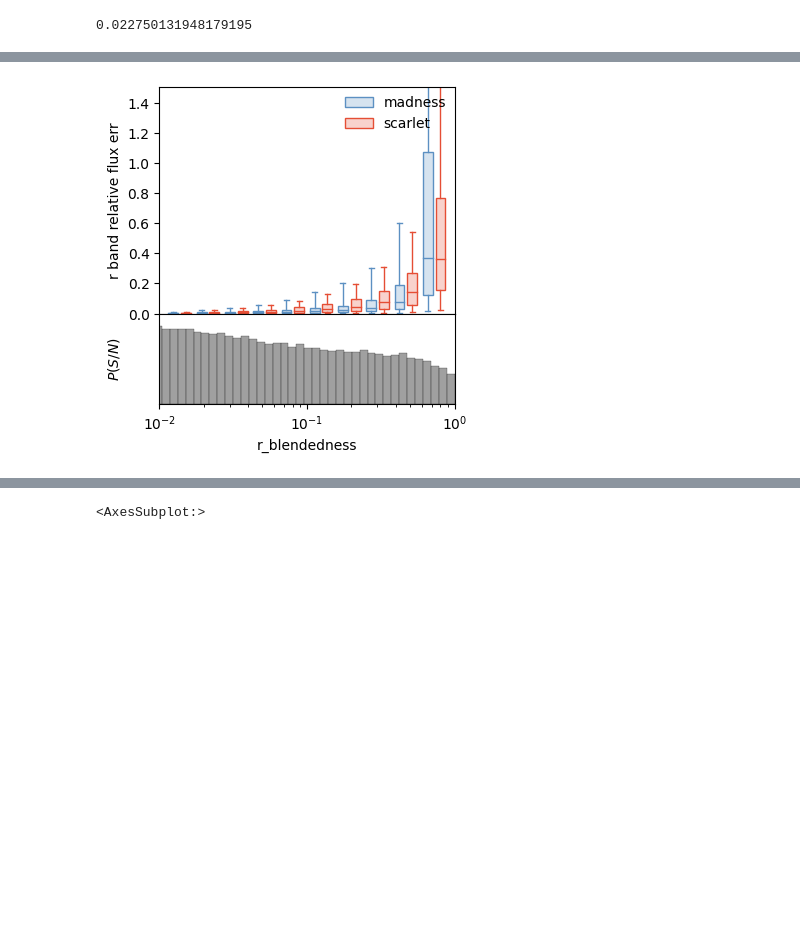
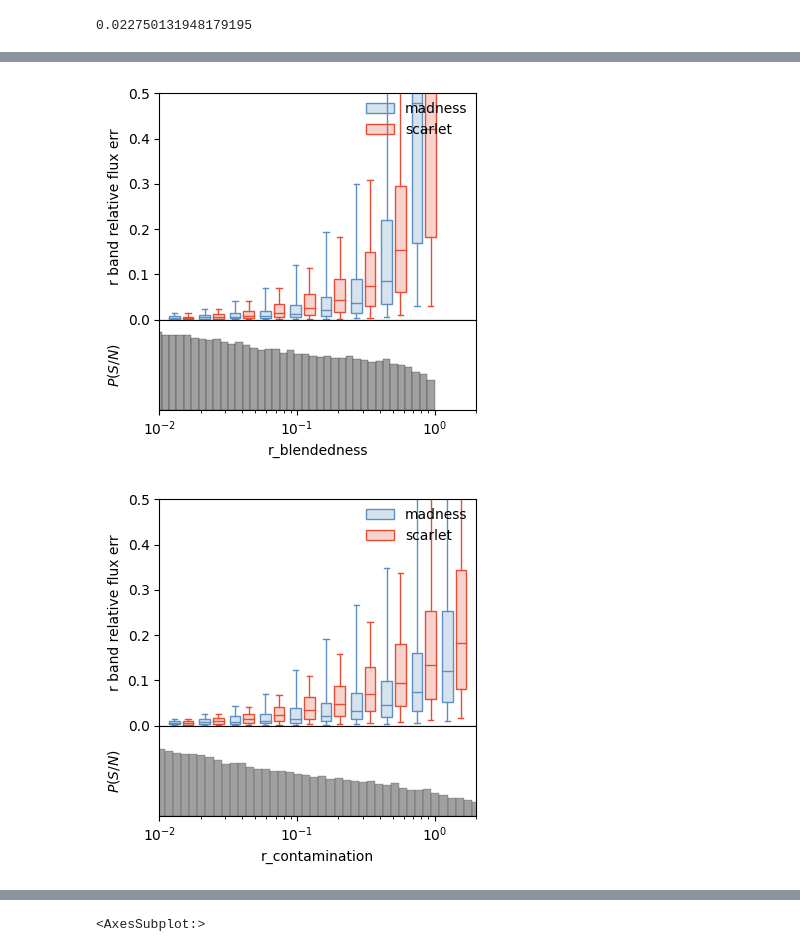
Before and after one commit to b-biswas/MADNESS-legacy, a Jupyter notebook: notebooks/compare_results_high_density.ipynb, the cells around one changed output, grey strips where cells are left out. Saved outputs shown, nothing was run; the diff lists cells and outputs as text; code cells hidden in the pictures; blank space fills up the shorter version.

```diff
--- a/notebooks/compare_results_high_density.ipynb
+++ b/notebooks/compare_results_high_density.ipynb
@@ -462,11 +327,13 @@ madness_results
 boxplot_blendedness_df = {}
 
 boxplot_blendedness_df['r_blendedness'] = list(madness_results['r_blendedness'])
+boxplot_blendedness_df['r_contamination'] = list(madness_results['r_contamination'])
 boxplot_blendedness_df["type"] = ["madness"] * len(madness_results['size'])
 boxplot_blendedness_df["r_relative_flux_err"] = list(np.abs((madness_results["r_phot_flux"].values - actual_photometry["r_phot_flux"].values)) / actual_photometry["r_phot_flux"].values)
 
 
 boxplot_blendedness_df['r_blendedness'].extend(list(scarlet_results['r_blendedness']))
+boxplot_blendedness_df['r_contamination'].extend(list(madness_results['r_contamination']))
 boxplot_blendedness_df["type"].extend(["scarlet"] * len(scarlet_results['size']))
 boxplot_blendedness_df["r_relative_flux_err"].extend(list(np.abs((scarlet_results["r_phot_flux"].values - actual_photometry["r_phot_flux"].values)) / actual_photometry["r_phot_flux"].values))
 
@@ -478,8 +345,8 @@ import matplotlib as mpl
 fig, median_shear, q1_shear, q3_shear, whislo_shear, whishi_shear = maddeb.boxplot.boxplot_func(
     boxplot_blendedness_df,
     x = 'r_blendedness', y = "r_relative_flux_err", z = "type",
-    xlim = (.01, 1),
-    ylim = (-0, 1.5),
+    xlim = (1e-2, 2),
+    ylim = (-0, .5),
     x_scale = 'log',
     legend = ['madness', 'scarlet'],
     x_label='Signal to noise ratio S/N',
@@ -491,5 +358,28 @@ fig, median_shear, q1_shear, q3_shear, whislo_shear, whishi_shear = maddeb.boxpl
     palette=mpl.cm.RdYlBu([0.85,0.15]),#0.35,
     nbins = 10,
 )
+plt.savefig(os.path.join("results", density_level + "_density", "blendedness_box_plot.pdf"))
+plt.savefig(os.path.join("results", density_level + "_density",  "blendedness_box_plot.png"))
 # %% [output]
-[figure, old version]
+[figure, new version]
+# %%
+fig, median_shear, q1_shear, q3_shear, whislo_shear, whishi_shear = maddeb.boxplot.boxplot_func(
+    boxplot_blendedness_df,
+    x = 'r_contamination', y = "r_relative_flux_err", z = "type",
+    xlim = (1e-2, 2),
+    ylim = (-0, .5),
+    x_scale = 'log',
+    legend = ['madness', 'scarlet'],
+    x_label='Signal to noise ratio S/N',
+    y_label = 'r band relative flux err',
+    y_label_hist='$P(S/N)$',
+    legend_remove = False,
+    whis = [5, 95],
+    percents = [25, 75],
+    palette=mpl.cm.RdYlBu([0.85,0.15]),#0.35,
+    nbins = 10,
+)
+plt.savefig(os.path.join("results", density_level + "_density", "contamination_box_plot.pdf"))
+plt.savefig(os.path.join("results", density_level + "_density",  "contamination_box_plot.png"))
+# %% [output]
+[figure, added]
```
Also changed, not shown: parts of 28 cells of this notebook, 1 other file.
